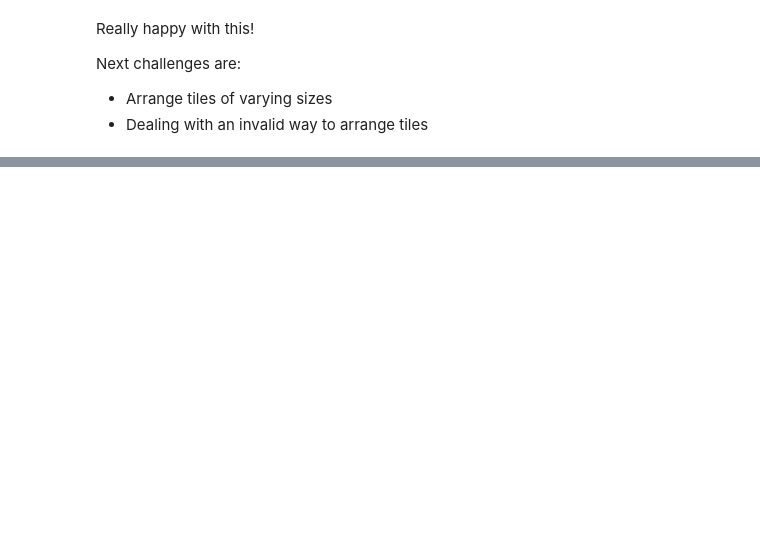
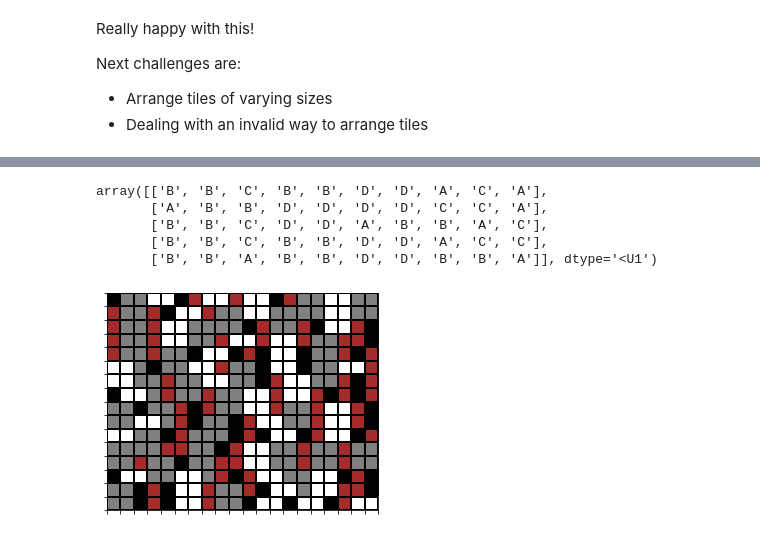
Before and after one commit to amashford/Garden_Tiles, a Jupyter notebook: Garden_Tiles.ipynb, the cells around one changed output, grey strips where cells are left out. Drawn from its saved outputs; the diff is of its cells as text; code cells hidden in the pictures; blank space fills up the shorter version.

```diff
--- a/Garden_Tiles.ipynb
+++ b/Garden_Tiles.ipynb
@@ -416,0 +487,62 @@ Next challenges are:
+# %%
+#Tile data of varying sizes to test
+data = {'Tile_Label':  ['A','B','C','D'],
+        'Tile_Length': [1,1,2,2],
+        'Tile_Width': [1,2,1,2],
+        'Tile_Colour':['black','white','brown','grey']}
+
+df6 = pd.DataFrame (data, columns = ['Tile_Label','Tile_Length','Tile_Width','Tile_Colour'])
+# %%
+#colour_tiles(tiles = df5, area = [20,16], type = 'ordered')
+placement = np.empty(shape=(area[1],area[0]), dtype = "str")
+tiles = df6
+type = 'ordered'
+
+for c in range(area[1]):
+
+        for r in range(area[0]):
+
+            if c == 0 and r == 0:
+
+              #Decide which tile to place
+              rand = rnd.randint(0,len(tiles.index) - 1)
+
+              #Add in a loop to place that tile label in neighbouring squares if it's larger than 1
+              for l in range(tiles["Tile_Length"][rand]):
+
+                for w in range(tiles["Tile_Width"][rand]):
+
+                  placement[c + l][r + w] = tiles["Tile_Label"][rand]
+
+            elif type == 'ordered':
+
+              #Skip if position is already filled
+              if placement[c][r] != '': continue
+
+              #Filter to list of tiles to valid tiles that can be placed
+              valid_tiles = tiles[(tiles["Tile_Width"] <= placement.shape[1] - r) & (tiles["Tile_Length"] <= placement.shape[0] - c)]
+
+              #Filter out previous tiles if possible
+              if valid_tiles.shape[0] > 1:
+                valid_tiles = valid_tiles[valid_tiles["Tile_Label"] != placement[c][r - 1]]
+
+              #Choose one from list of valid
+              next_tile = valid_tiles.sample(n = 1)
+
+              for l in range(next_tile["Tile_Length"].to_numpy()[0]):
+
+                for w in range(next_tile["Tile_Width"].to_numpy()[0]):
+
+                  placement[c + l][r + w] = next_tile["Tile_Label"].to_numpy()[0]
+placement
+# %% [output]
+array([['B', 'B', 'C', 'B', 'B', 'D', 'D', 'A', 'C', 'A'],
+       ['A', 'B', 'B', 'D', 'D', 'D', 'D', 'C', 'C', 'A'],
+       ['B', 'B', 'C', 'D', 'D', 'A', 'B', 'B', 'A', 'C'],
+       ['B', 'B', 'C', 'B', 'B', 'D', 'D', 'A', 'C', 'C'],
+       ['B', 'B', 'A', 'B', 'B', 'D', 'D', 'B', 'B', 'A']], dtype='<U1')
+# %%
+place_tiles(area = [20,16], tiles= df6)
+colour_tiles(area = [20,16], tiles= df6)
+# %% [output]
+[figure, added]
```
Also changed, not shown: parts of 15 cells of this notebook.
